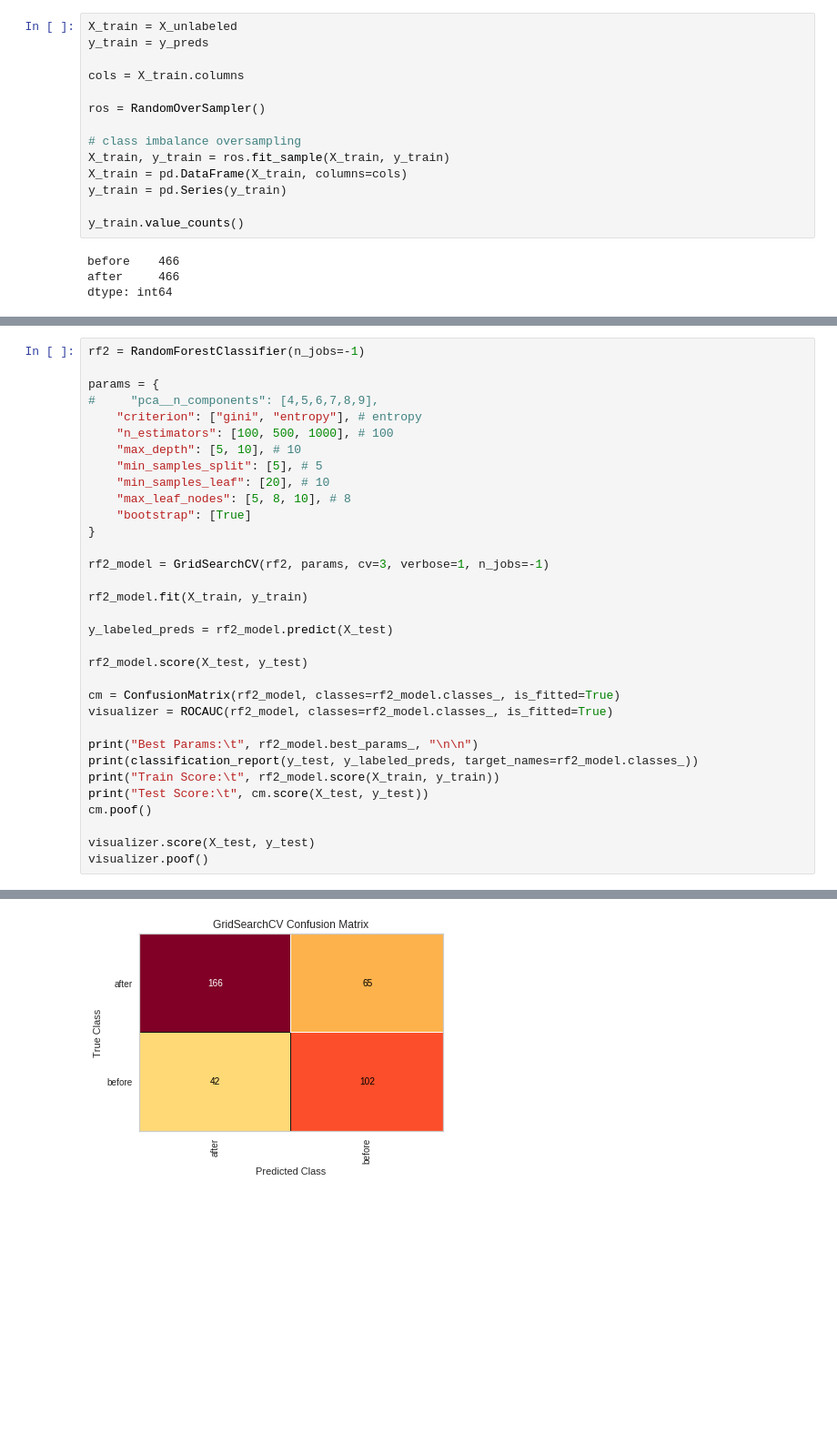
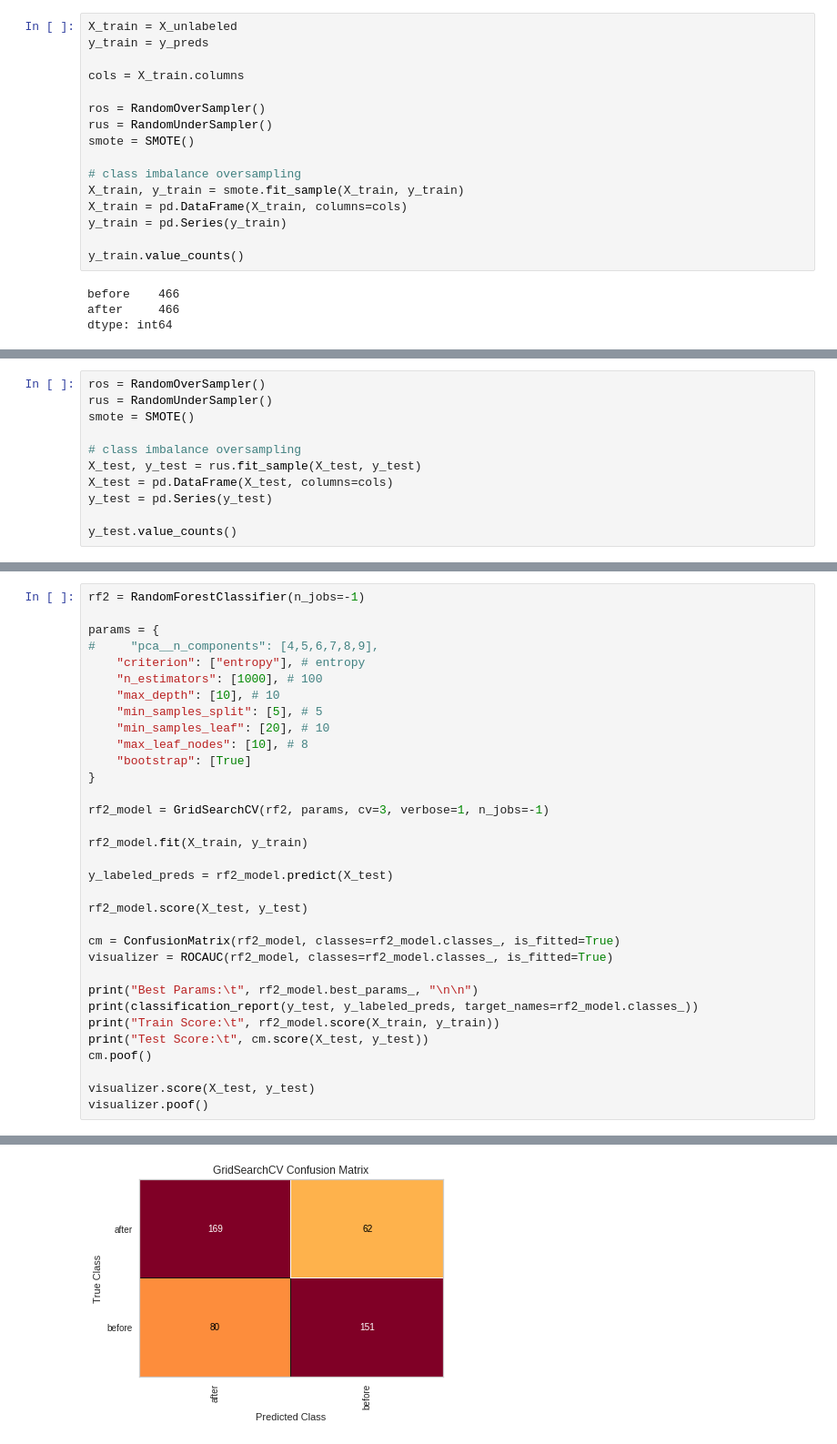
Before and after one commit to QED0711/wiki_learn, a Jupyter notebook: exploration/semi_supervised_classification.ipynb, the cells around one changed output, grey strips where cells are left out. Shown at 91% size. Drawn from its saved outputs; the diff is of its cells as text; blank space fills up the shorter version.

```diff
--- a/exploration/semi_supervised_classification.ipynb
+++ b/exploration/semi_supervised_classification.ipynb
@@ -118,9 +120,11 @@ y_train = y_preds
 cols = X_train.columns
 
 ros = RandomOverSampler()
+rus = RandomUnderSampler()
+smote = SMOTE()
 
 # class imbalance oversampling
-X_train, y_train = ros.fit_sample(X_train, y_train)
+X_train, y_train = smote.fit_sample(X_train, y_train)
 X_train = pd.DataFrame(X_train, columns=cols)
 y_train = pd.Series(y_train)
 
@@ -133,0 +140,11 @@ dtype: int64
+# %%
+ros = RandomOverSampler()
+rus = RandomUnderSampler()
+smote = SMOTE()
+
+# class imbalance oversampling
+X_test, y_test = rus.fit_sample(X_test, y_test)
+X_test = pd.DataFrame(X_test, columns=cols)
+y_test = pd.Series(y_test)
+
+y_test.value_counts()
@@ -136,12 +161,12 @@ rf2 = RandomForestClassifier(n_jobs=-1)
 
 params = {
 #     "pca__n_components": [4,5,6,7,8,9],
-    "criterion": ["gini", "entropy"], # entropy
-    "n_estimators": [100, 500, 1000], # 100
-    "max_depth": [5, 10], # 10
+    "criterion": ["entropy"], # entropy
+    "n_estimators": [1000], # 100
+    "max_depth": [10], # 10
     "min_samples_split": [5], # 5
     "min_samples_leaf": [20], # 10
-    "max_leaf_nodes": [5, 8, 10], # 8
+    "max_leaf_nodes": [10], # 8
     "bootstrap": [True]
 }
 
@@ -186 +210 @@ Test Score:      0.7146666666666667
-[figure, old version]
+[figure, new version]
```
Also changed, not shown: parts of 8 cells of this notebook.
